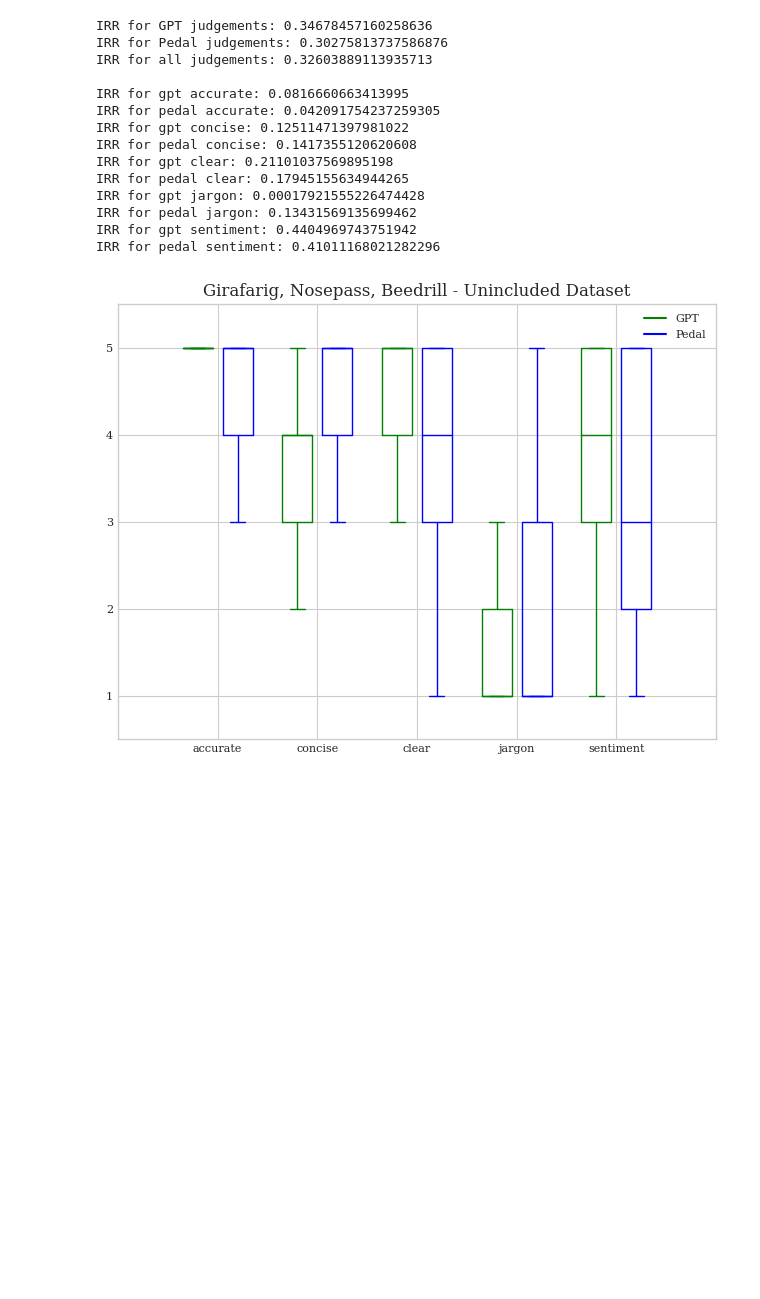
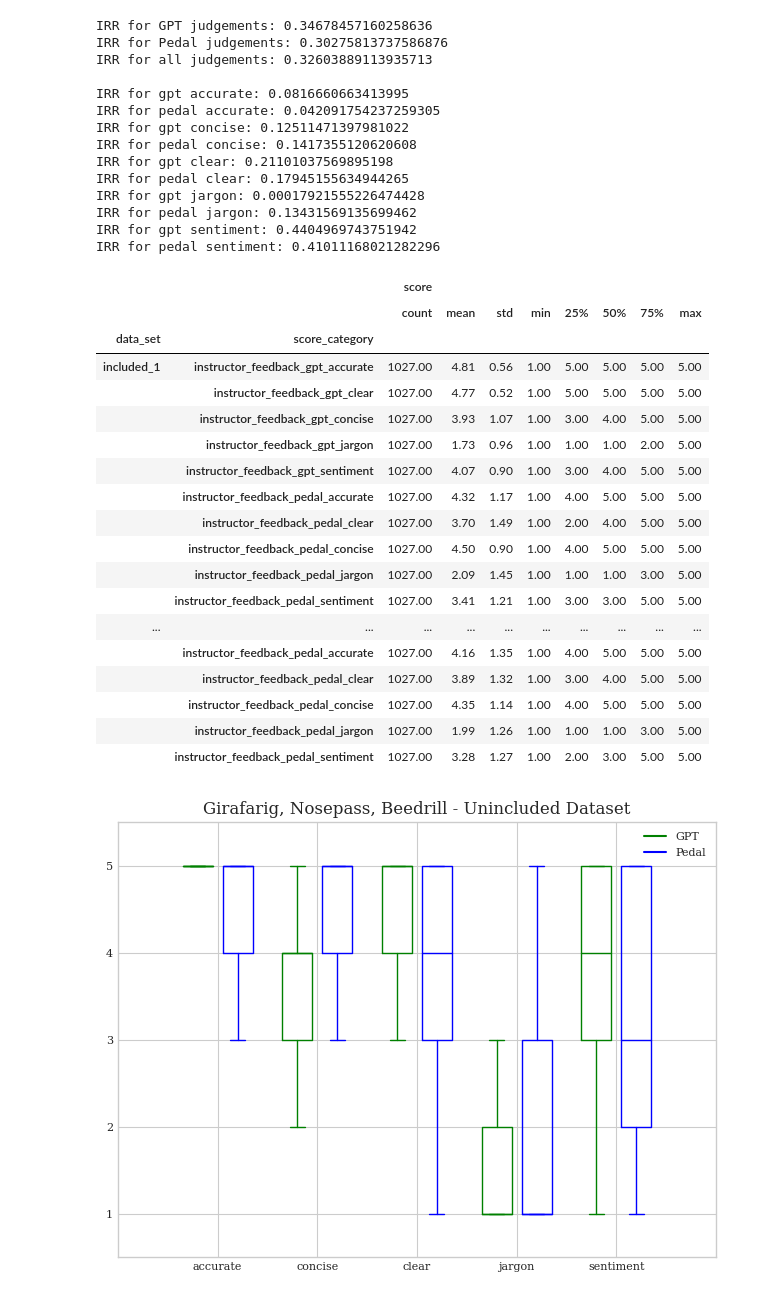
Before and after one commit to THRALLab/pedal-kennel, a Jupyter notebook: examples/chosen_problems_st3-3_as3-3_at1_v1/analysis.ipynb, the cells around one changed output. Saved outputs shown, nothing was run; the diff lists cells and outputs as text; code cells hidden in the pictures; blank space fills up the shorter version.

Commit message:
wip: start moving over to pandas

```diff
--- a/examples/chosen_problems_st3-3_as3-3_at1_v1/analysis.ipynb
+++ b/examples/chosen_problems_st3-3_as3-3_at1_v1/analysis.ipynb
@@ -280,3 +281,15 @@ for file in question_files1:
 
 for file in question_files2:
     add_data(f'{parent_dir}/_feedback_results_include_question2/{file}', 'included_2')
+# %%
+df = pd.DataFrame.from_records([
+    (data_set, filename, assignment_name, student_name, score_category, score)
+    for data_set in data.keys()
+    for filename, file in data[data_set].items()
+    for assignment_name, assignment in file.items()
+    if not assignment_name.startswith('_')
+    for student_name, student in assignment.items()
+    for score_category, score in student.items()
+], columns=['data_set', 'filename', 'assignment_name', 'student_name', 'score_category', 'score'])
+# Show me the dataframe
+df.head()
@@ -395,6 +439,30 @@ IRR for gpt jargon: 0.00017921555226474428
 IRR for pedal jargon: 0.13431569135699462
 IRR for gpt sentiment: 0.4404969743751942
 IRR for pedal sentiment: 0.41011168021282296
+# %%
+# Summary stats
+
+df[['data_set', 'score_category', 'score']].groupby(['data_set', 'score_category']).describe()
+# %% [output]
+|  |  | score |  |  |  |  |  |  |  |
+|  |  | count | mean | std | min | 25% | 50% | 75% | max |
+| data_set | score_category |  |  |  |  |  |  |  |  |
+| included_1 | instructor_feedback_gpt_accurate | 1027.00 | 4.81 | 0.56 | 1.00 | 5.00 | 5.00 | 5.00 | 5.00 |
+|  | instructor_feedback_gpt_clear | 1027.00 | 4.77 | 0.52 | 1.00 | 5.00 | 5.00 | 5.00 | 5.00 |
+|  | instructor_feedback_gpt_concise | 1027.00 | 3.93 | 1.07 | 1.00 | 3.00 | 4.00 | 5.00 | 5.00 |
+|  | instructor_feedback_gpt_jargon | 1027.00 | 1.73 | 0.96 | 1.00 | 1.00 | 1.00 | 2.00 | 5.00 |
+|  | instructor_feedback_gpt_sentiment | 1027.00 | 4.07 | 0.90 | 1.00 | 3.00 | 4.00 | 5.00 | 5.00 |
+|  | instructor_feedback_pedal_accurate | 1027.00 | 4.32 | 1.17 | 1.00 | 4.00 | 5.00 | 5.00 | 5.00 |
+|  | instructor_feedback_pedal_clear | 1027.00 | 3.70 | 1.49 | 1.00 | 2.00 | 4.00 | 5.00 | 5.00 |
+|  | instructor_feedback_pedal_concise | 1027.00 | 4.50 | 0.90 | 1.00 | 4.00 | 5.00 | 5.00 | 5.00 |
+|  | instructor_feedback_pedal_jargon | 1027.00 | 2.09 | 1.45 | 1.00 | 1.00 | 1.00 | 3.00 | 5.00 |
+|  | instructor_feedback_pedal_sentiment | 1027.00 | 3.41 | 1.21 | 1.00 | 3.00 | 3.00 | 5.00 | 5.00 |
+| ... | ... | ... | ... | ... | ... | ... | ... | ... | ... |
+|  | instructor_feedback_pedal_accurate | 1027.00 | 4.16 | 1.35 | 1.00 | 4.00 | 5.00 | 5.00 | 5.00 |
+|  | instructor_feedback_pedal_clear | 1027.00 | 3.89 | 1.32 | 1.00 | 3.00 | 4.00 | 5.00 | 5.00 |
+|  | instructor_feedback_pedal_concise | 1027.00 | 4.35 | 1.14 | 1.00 | 4.00 | 5.00 | 5.00 | 5.00 |
+|  | instructor_feedback_pedal_jargon | 1027.00 | 1.99 | 1.26 | 1.00 | 1.00 | 1.00 | 3.00 | 5.00 |
+|  | instructor_feedback_pedal_sentiment | 1027.00 | 3.28 | 1.27 | 1.00 | 2.00 | 3.00 | 5.00 | 5.00 |
 # %%
 def set_boxplot_color(bp, color: str):
     plt.setp(bp['boxes'], color=color)
```
Also changed, not shown: parts of 4 cells of this notebook.
